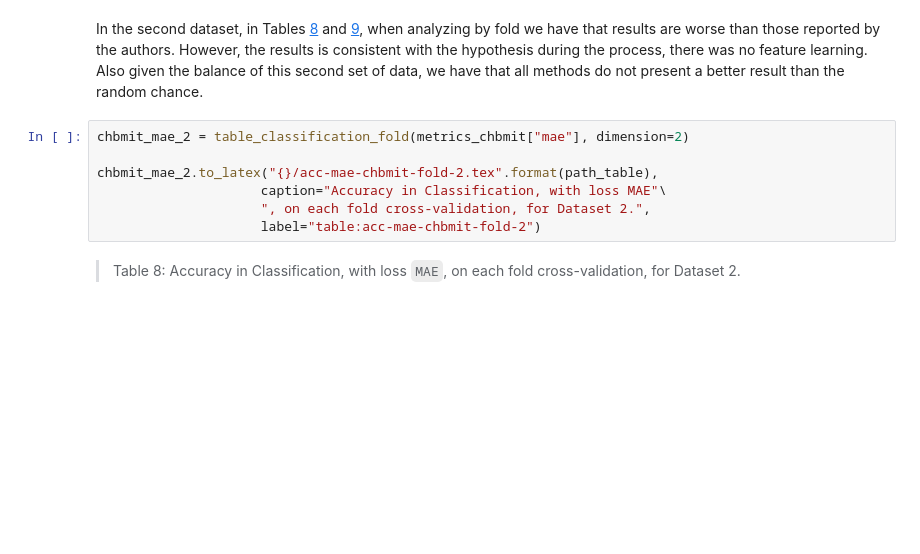
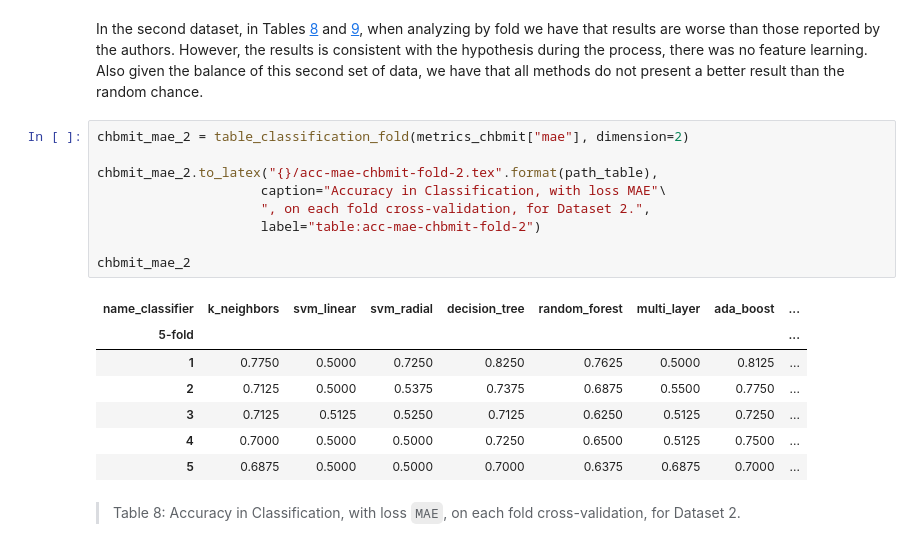
Before and after one commit to bruAristimunha/Re-Deep-Convolution-Neural-Network-and-Autoencoders-Based-Unsupervised-Feature-Learning-of-EEG, a Jupyter notebook: notebook/Jupyter_Paper_Re_Deep_Convolution_Neural_Network_and_Autoencoders_Based_Unsupervised_Feature_Learning_of_EEG_Signals.ipynb, the cells around one changed output. Cells and saved outputs as stored; diff of their text form; blank space fills up the shorter version.

```diff
--- a/notebook/Jupyter_Paper_Re_Deep_Convolution_Neural_Network_and_Autoencoders_Based_Unsupervised_Feature_Learning_of_EEG_Signals.ipynb
+++ b/notebook/Jupyter_Paper_Re_Deep_Convolution_Neural_Network_and_Autoencoders_Based_Unsupervised_Feature_Learning_of_EEG_Signals.ipynb
@@ -703,10 +847,20 @@ In the second dataset, in Tables [8](#table:accuracy-ae-l1-d1-fold) and [9](#tab
 # %%
 chbmit_mae_2 = table_classification_fold(metrics_chbmit["mae"], dimension=2)
 
 chbmit_mae_2.to_latex("{}/acc-mae-chbmit-fold-2.tex".format(path_table),
                      caption="Accuracy in Classification, with loss MAE"\
                      ", on each fold cross-validation, for Dataset 2.",
                      label="table:acc-mae-chbmit-fold-2")
+
+chbmit_mae_2
+# %% [output]
+| name_classifier | k_neighbors | svm_linear | svm_radial | decision_tree | random_forest | multi_layer | ada_boost | ... |
+| 5-fold |  |  |  |  |  |  |  | ... |
+| 1 | 0.7750 | 0.5000 | 0.7250 | 0.8250 | 0.7625 | 0.5000 | 0.8125 | ... |
+| 2 | 0.7125 | 0.5000 | 0.5375 | 0.7375 | 0.6875 | 0.5500 | 0.7750 | ... |
+| 3 | 0.7125 | 0.5125 | 0.5250 | 0.7125 | 0.6250 | 0.5125 | 0.7250 | ... |
+| 4 | 0.7000 | 0.5000 | 0.5000 | 0.7250 | 0.6500 | 0.5125 | 0.7500 | ... |
+| 5 | 0.6875 | 0.5000 | 0.5000 | 0.7000 | 0.6375 | 0.6875 | 0.7000 | ... |
 # %% [markdown]
 > Table 8: Accuracy in Classification, with loss `MAE`, on each fold cross-validation, for Dataset 2<a name="table:accuracy-ae-l1-d2-fold"></a>.
 # %%
```
Also changed, not shown: parts of 47 cells of this notebook.
